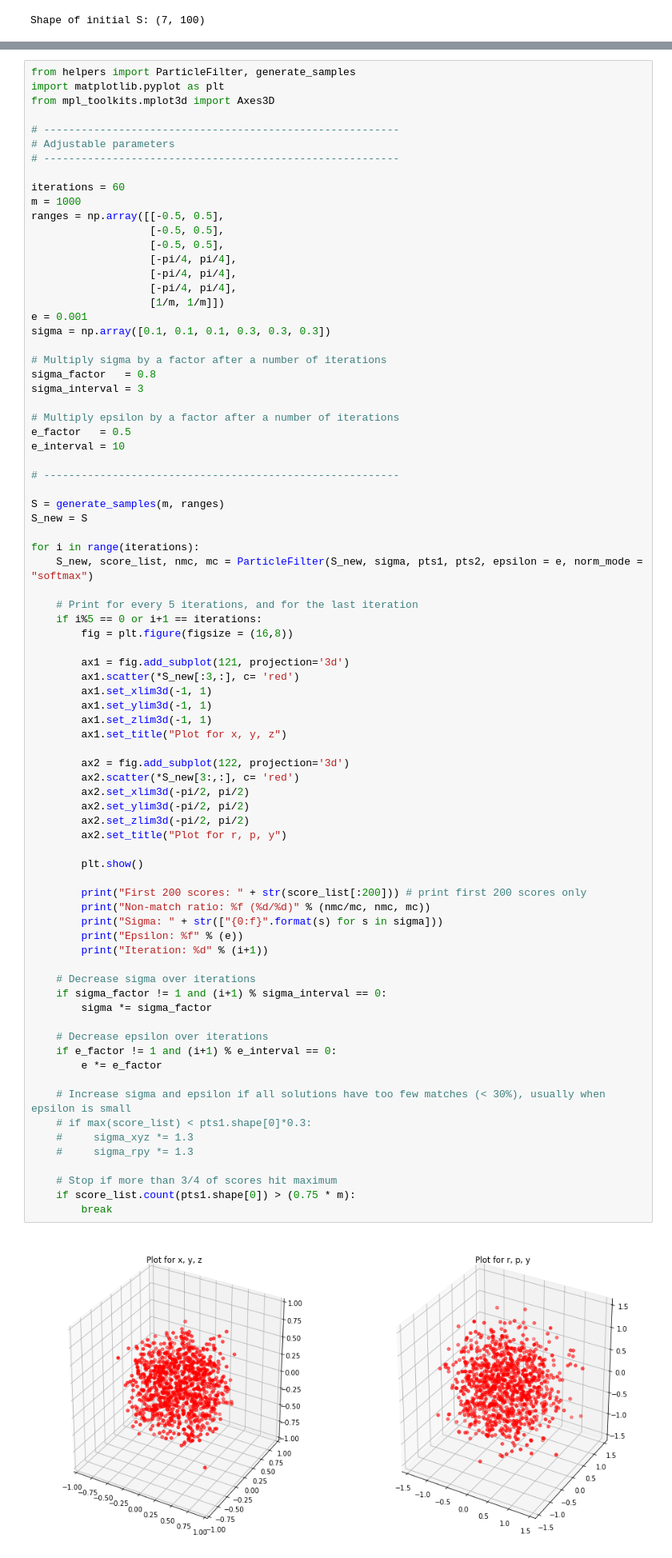
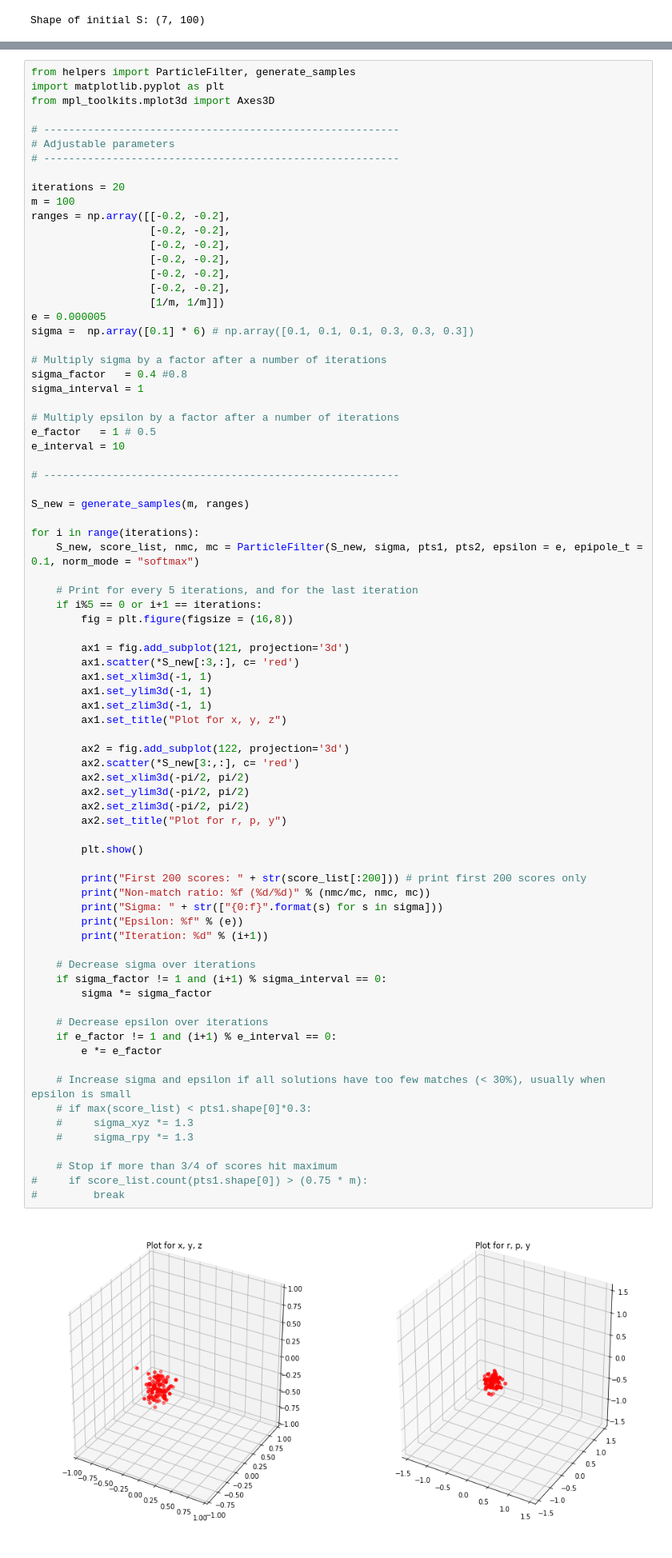
Before and after one commit to seventwoten/pcpf, a Jupyter notebook: ParticleFilter_TR.ipynb, the cells around one changed output, grey strips where cells are left out. Shown at 80% size. Cells and saved outputs as stored; diff of their text form.

```diff
--- a/ParticleFilter_TR.ipynb
+++ b/ParticleFilter_TR.ipynb
@@ -199,33 +282,32 @@ from mpl_toolkits.mplot3d import Axes3D
 # Adjustable parameters
 # ---------------------------------------------------------
 
-iterations = 60
-m = 1000
-ranges = np.array([[-0.5, 0.5],
-                   [-0.5, 0.5],
-                   [-0.5, 0.5],
-                   [-pi/4, pi/4],
-                   [-pi/4, pi/4],
-                   [-pi/4, pi/4],
+iterations = 20
+m = 100
+ranges = np.array([[-0.2, -0.2],
+                   [-0.2, -0.2],
+                   [-0.2, -0.2],
+                   [-0.2, -0.2],
+                   [-0.2, -0.2],
+                   [-0.2, -0.2],
                    [1/m, 1/m]])
-e = 0.001
-sigma = np.array([0.1, 0.1, 0.1, 0.3, 0.3, 0.3])
+e = 0.000005
+sigma =  np.array([0.1] * 6) # np.array([0.1, 0.1, 0.1, 0.3, 0.3, 0.3])
 
 # Multiply sigma by a factor after a number of iterations
-sigma_factor   = 0.8
-sigma_interval = 3
+sigma_factor   = 0.4 #0.8
+sigma_interval = 1
 
 # Multiply epsilon by a factor after a number of iterations
-e_factor   = 0.5
+e_factor   = 1 # 0.5
 e_interval = 10
 
 # ---------------------------------------------------------
 
-S = generate_samples(m, ranges)
-S_new = S
+S_new = generate_samples(m, ranges)
 
 for i in range(iterations):
-    S_new, score_list, nmc, mc = ParticleFilter(S_new, sigma, pts1, pts2, epsilon = e, norm_mode = "softmax")
+    S_new, score_list, nmc, mc = ParticleFilter(S_new, sigma, pts1, pts2, epsilon = e, epipole_t = 0.1, norm_mode = "softmax")
 
     # Print for every 5 iterations, and for the last iteration
     if i%5 == 0 or i+1 == iterations:
@@ -241,33 +323,33 @@ for i in range(iterations):
         ax2 = fig.add_subplot(122, projection='3d')
         ax2.scatter(*S_new[3:,:], c= 'red')
         ax2.set_xlim3d(-pi/2, pi/2)
         ax2.set_ylim3d(-pi/2, pi/2)
         ax2.set_zlim3d(-pi/2, pi/2)
         ax2.set_title("Plot for r, p, y")
 
         plt.show()
 
         print("First 200 scores: " + str(score_list[:200])) # print first 200 scores only
         print("Non-match ratio: %f (%d/%d)" % (nmc/mc, nmc, mc))
         print("Sigma: " + str(["{0:f}".format(s) for s in sigma]))
         print("Epsilon: %f" % (e))
         print("Iteration: %d" % (i+1))
 
     # Decrease sigma over iterations
     if sigma_factor != 1 and (i+1) % sigma_interval == 0:
         sigma *= sigma_factor
 
     # Decrease epsilon over iterations
     if e_factor != 1 and (i+1) % e_interval == 0:
         e *= e_factor
 
     # Increase sigma and epsilon if all solutions have too few matches (< 30%), usually when epsilon is small
     # if max(score_list) < pts1.shape[0]*0.3:
     #     sigma_xyz *= 1.3
     #     sigma_rpy *= 1.3
 
     # Stop if more than 3/4 of scores hit maximum
-    if score_list.count(pts1.shape[0]) > (0.75 * m):
-        break
+#     if score_list.count(pts1.shape[0]) > (0.75 * m):
+#         break
 # %% [output]
-[figure, old version]
+[figure, new version]
```
Also changed, not shown: parts of 10 cells of this notebook.
